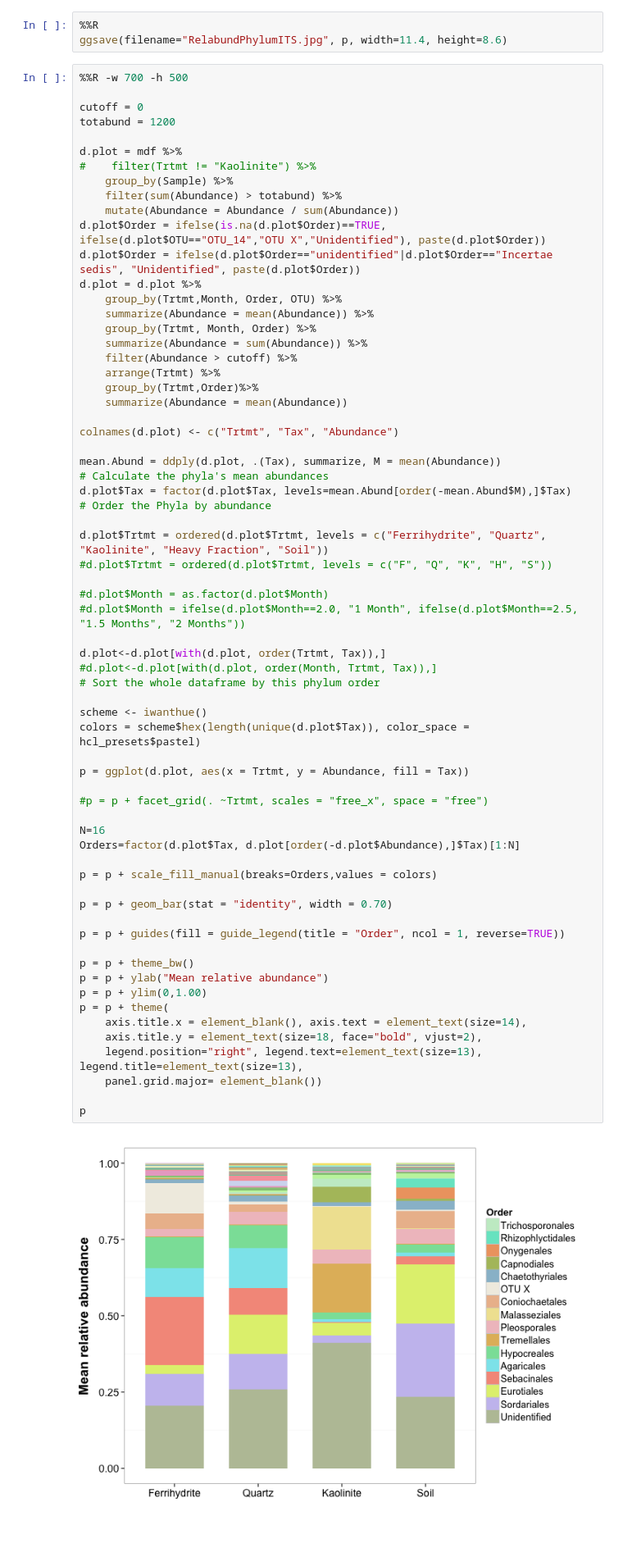
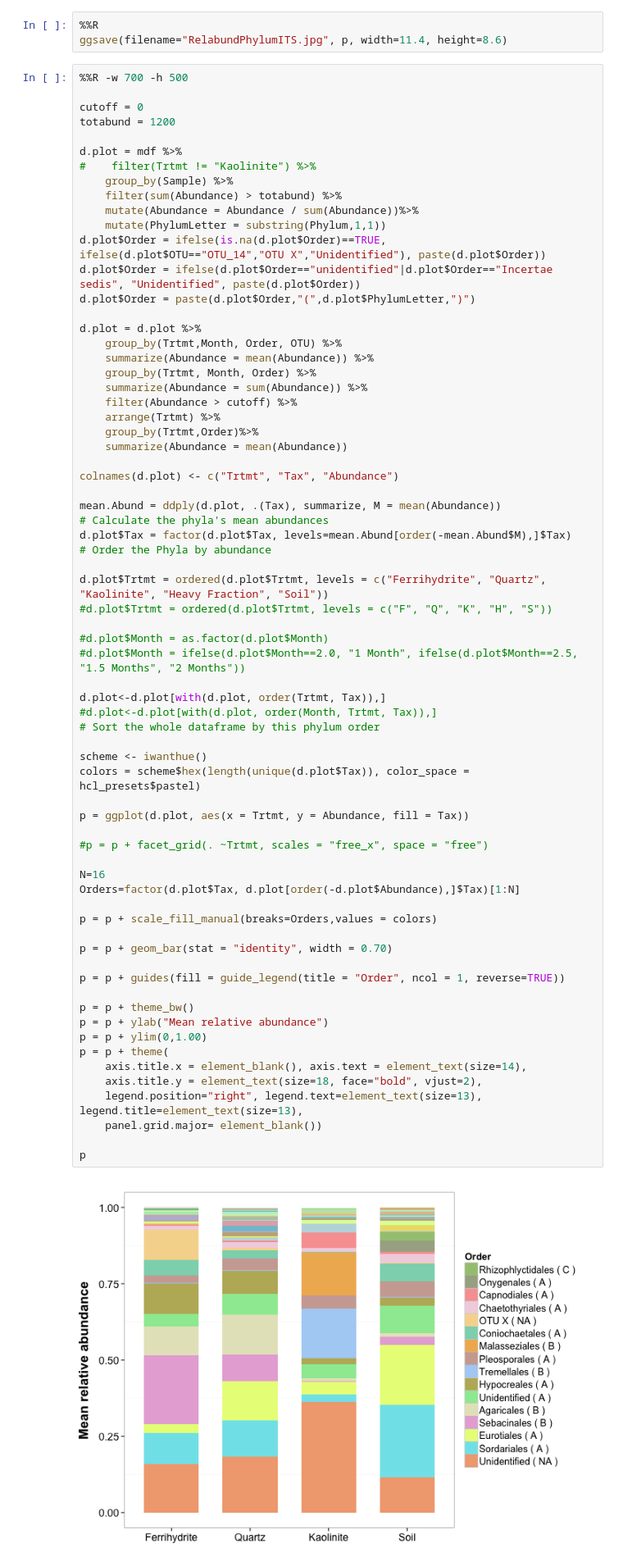
Before and after one commit to TheaWhitman/MineralITS, a Jupyter notebook: manuscript_figures/Stacked_Bar.ipynb, the cells around one changed output. Shown at 82% size. Saved outputs shown, nothing was run; the diff lists cells and outputs as text; blank space fills up the shorter version.

```diff
--- a/manuscript_figures/Stacked_Bar.ipynb
+++ b/manuscript_figures/Stacked_Bar.ipynb
@@ -251,9 +251,12 @@ d.plot = mdf %>%
 #    filter(Trtmt != "Kaolinite") %>%
     group_by(Sample) %>%
     filter(sum(Abundance) > totabund) %>%
-    mutate(Abundance = Abundance / sum(Abundance))
+    mutate(Abundance = Abundance / sum(Abundance))%>%
+    mutate(PhylumLetter = substring(Phylum,1,1))
 d.plot$Order = ifelse(is.na(d.plot$Order)==TRUE, ifelse(d.plot$OTU=="OTU_14","OTU X","Unidentified"), paste(d.plot$Order))
 d.plot$Order = ifelse(d.plot$Order=="unidentified"|d.plot$Order=="Incertae sedis", "Unidentified", paste(d.plot$Order))
+d.plot$Order = paste(d.plot$Order,"(",d.plot$PhylumLetter,")")
+
 d.plot = d.plot %>%
     group_by(Trtmt,Month, Order, OTU) %>%
     summarize(Abundance = mean(Abundance)) %>%
@@ -281,34 +284,34 @@ d.plot<-d.plot[with(d.plot, order(Trtmt, Tax)),]
 #d.plot<-d.plot[with(d.plot, order(Month, Trtmt, Tax)),]
 # Sort the whole dataframe by this phylum order
 
 scheme <- iwanthue()
 colors = scheme$hex(length(unique(d.plot$Tax)), color_space = hcl_presets$pastel)
 
 p = ggplot(d.plot, aes(x = Trtmt, y = Abundance, fill = Tax))
 
 #p = p + facet_grid(. ~Trtmt, scales = "free_x", space = "free")
 
 N=16
 Orders=factor(d.plot$Tax, d.plot[order(-d.plot$Abundance),]$Tax)[1:N]
 
 p = p + scale_fill_manual(breaks=Orders,values = colors)
 
 p = p + geom_bar(stat = "identity", width = 0.70)
 
 p = p + guides(fill = guide_legend(title = "Order", ncol = 1, reverse=TRUE))
 
 p = p + theme_bw()
 p = p + ylab("Mean relative abundance")
 p = p + ylim(0,1.00)
 p = p + theme(
     axis.title.x = element_blank(), axis.text = element_text(size=14),
     axis.title.y = element_text(size=18, face="bold", vjust=2),
     legend.position="right", legend.text=element_text(size=13), legend.title=element_text(size=13),
     panel.grid.major= element_blank())
 
 p
 # %% [output]
-[figure, old version]
+[figure, new version]
 # %%
 %%R
 cutoff = 0
```
Also changed, not shown: 7 other files.
